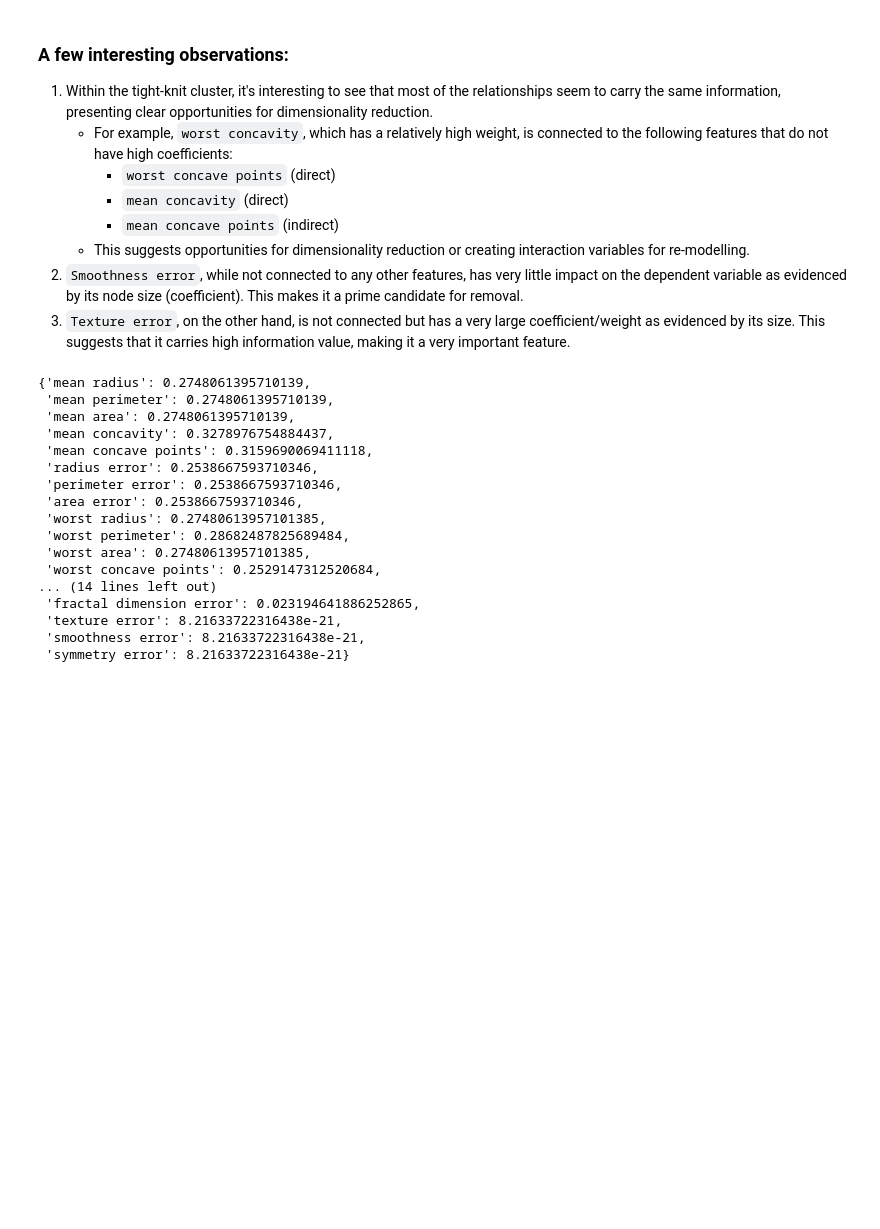
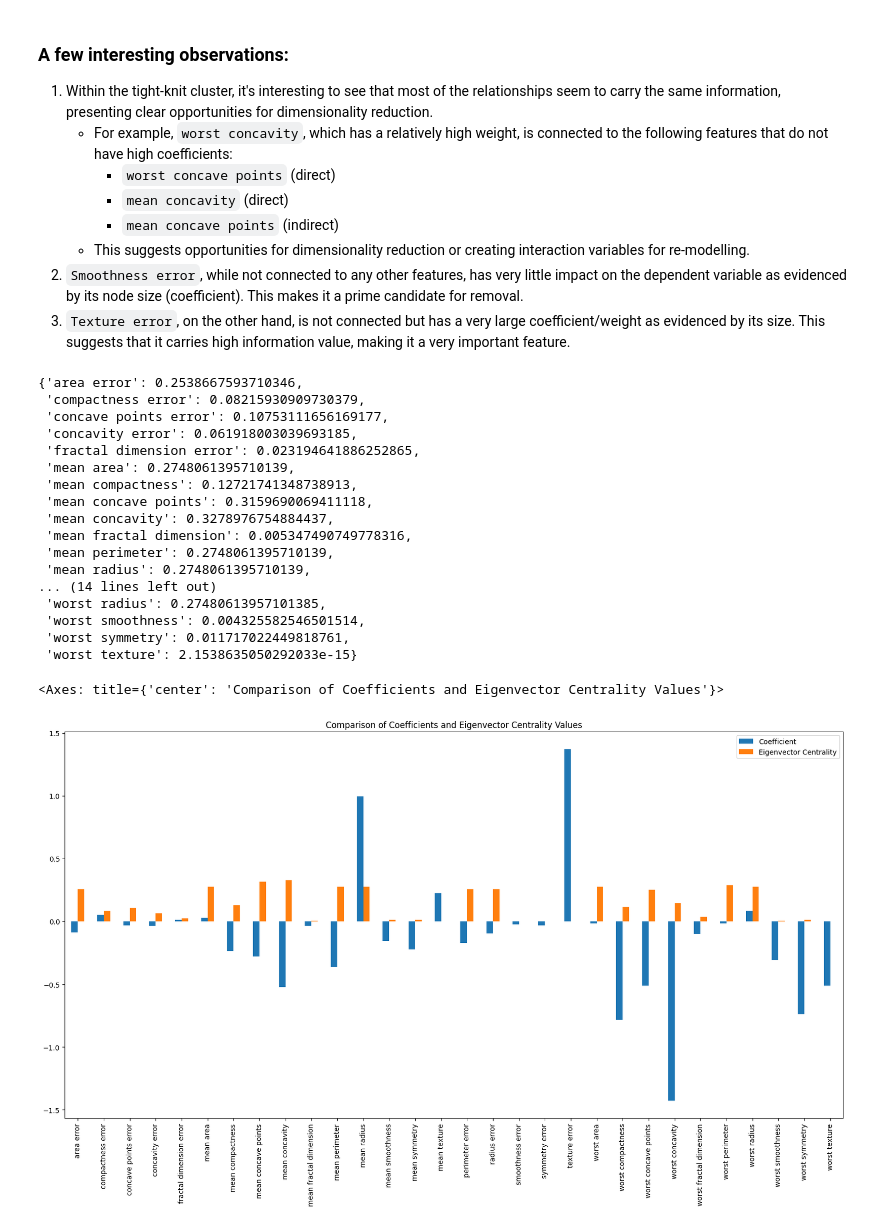
Before and after one commit to mawuliadjei/corrGraph, a Jupyter notebook: corrGraph_usages.ipynb, the cells around one changed output. Saved outputs shown, nothing was run; the diff lists cells and outputs as text; code cells hidden in the pictures; blank space fills up the shorter version.

```diff
--- a/corrGraph_usages.ipynb
+++ b/corrGraph_usages.ipynb
@@ -192,22 +198,34 @@ coefficients_dict
 # %%
 breast_cancer_correlation_graph.visualize_graph(visualization_type='plotly', edge_weight_is_size=True)
 # %%
-breast_cancer_correlation_graph.get_centrality(centrality_type='eigenvector')
+breast_cancer_eigenvector_centrality = breast_cancer_correlation_graph.get_centrality(centrality_type='eigenvector')
+pprint(breast_cancer_eigenvector_centrality)
 # %% [output]
-{'mean radius': 0.2748061395710139,
+{'area error': 0.2538667593710346,
+ 'compactness error': 0.08215930909730379,
+ 'concave points error': 0.10753111656169177,
+ 'concavity error': 0.061918003039693185,
+ 'fractal dimension error': 0.023194641886252865,
+ 'mean area': 0.2748061395710139,
+ 'mean compactness': 0.12721741348738913,
+ 'mean concave points': 0.3159690069411118,
+ 'mean concavity': 0.3278976754884437,
+ 'mean fractal dimension': 0.005347490749778316,
  'mean perimeter': 0.2748061395710139,
- 'mean area': 0.2748061395710139,
- 'mean concavity': 0.3278976754884437,
- 'mean concave points': 0.3159690069411118,
- 'radius error': 0.2538667593710346,
- 'perimeter error': 0.2538667593710346,
- 'area error': 0.2538667593710346,
+ 'mean radius': 0.2748061395710139,
+... (14 lines left out)
  'worst radius': 0.27480613957101385,
- 'worst perimeter': 0.28682487825689484,
- 'worst area': 0.27480613957101385,
- 'worst concave points': 0.2529147312520684,
-... (14 lines left out)
- 'fractal dimension error': 0.023194641886252865,
- 'texture error': 8.21633722316438e-21,
- 'smoothness error': 8.21633722316438e-21,
- 'symmetry error': 8.21633722316438e-21}
+ 'worst smoothness': 0.004325582546501514,
+ 'worst symmetry': 0.011717022449818761,
+ 'worst texture': 2.1538635050292033e-15}
+# %%
+# Create a DataFrame to compare coefficients and eigenvector centrality values
+comparison_df = pd.DataFrame({
+    'Coefficient': coefficients['Coefficient'],
+    'Eigenvector Centrality': pd.Series(breast_cancer_eigenvector_centrality)
+})
+# %%
+comparison_df.plot(kind='bar', figsize=(20, 10), title='Comparison of Coefficients and Eigenvector Centrality Values')
+# %% [output]
+<Axes: title={'center': 'Comparison of Coefficients and Eigenvector Centrality Values'}>
+[figure, added]
```
Also changed, not shown: parts of 8 cells of this notebook.
